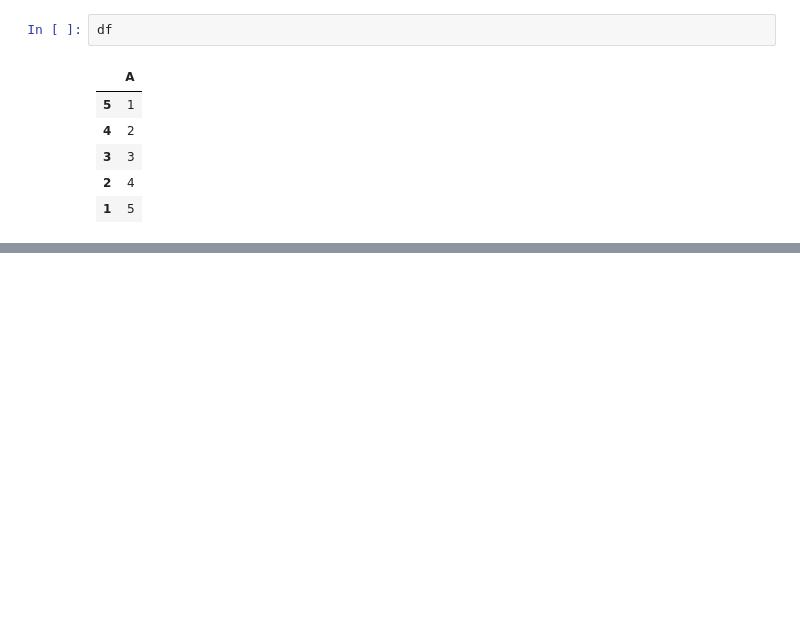
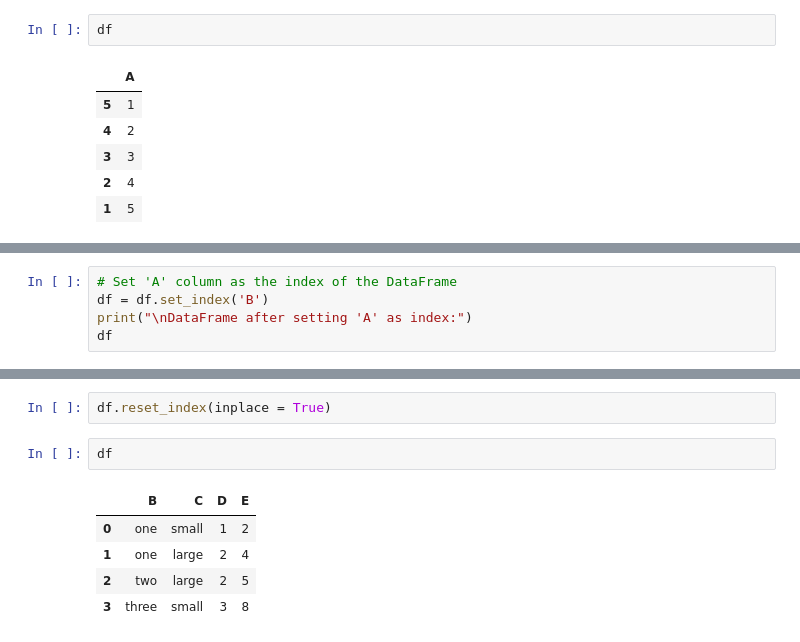
Before and after one commit to sandeepny441/transform_2023, a Jupyter notebook: pandas_repo/pandas_gym/8_reset_index.ipynb, the cells around one changed output, grey strips where cells are left out. Cells and saved outputs as stored; diff of their text form; blank space fills up the shorter version.

```diff
--- a/pandas_repo/pandas_gym/8_reset_index.ipynb
+++ b/pandas_repo/pandas_gym/8_reset_index.ipynb
@@ -97,0 +234,5 @@ df
+# %%
+# Set 'A' column as the index of the DataFrame
+df = df.set_index('B')
+print("\nDataFrame after setting 'A' as index:")
+df
@@ -97,0 +256,10 @@ df
+# %%
+df.reset_index(inplace = True)
+# %%
+df
+# %% [output]
+|  | B | C | D | E |
+| 0 | one | small | 1 | 2 |
+| 1 | one | large | 2 | 4 |
+| 2 | two | large | 2 | 5 |
+| 3 | three | small | 3 | 8 |
```
Also changed, not shown: parts of 30 cells of this notebook, 5 other files.
